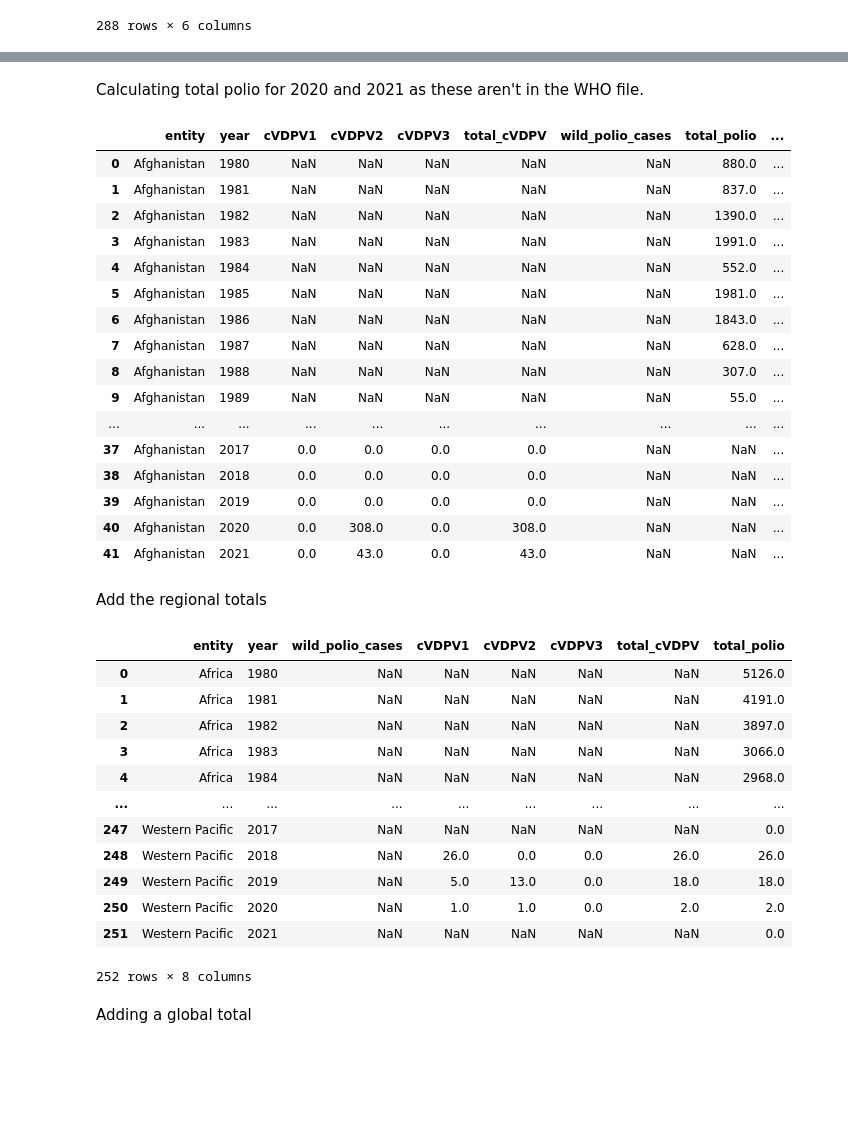
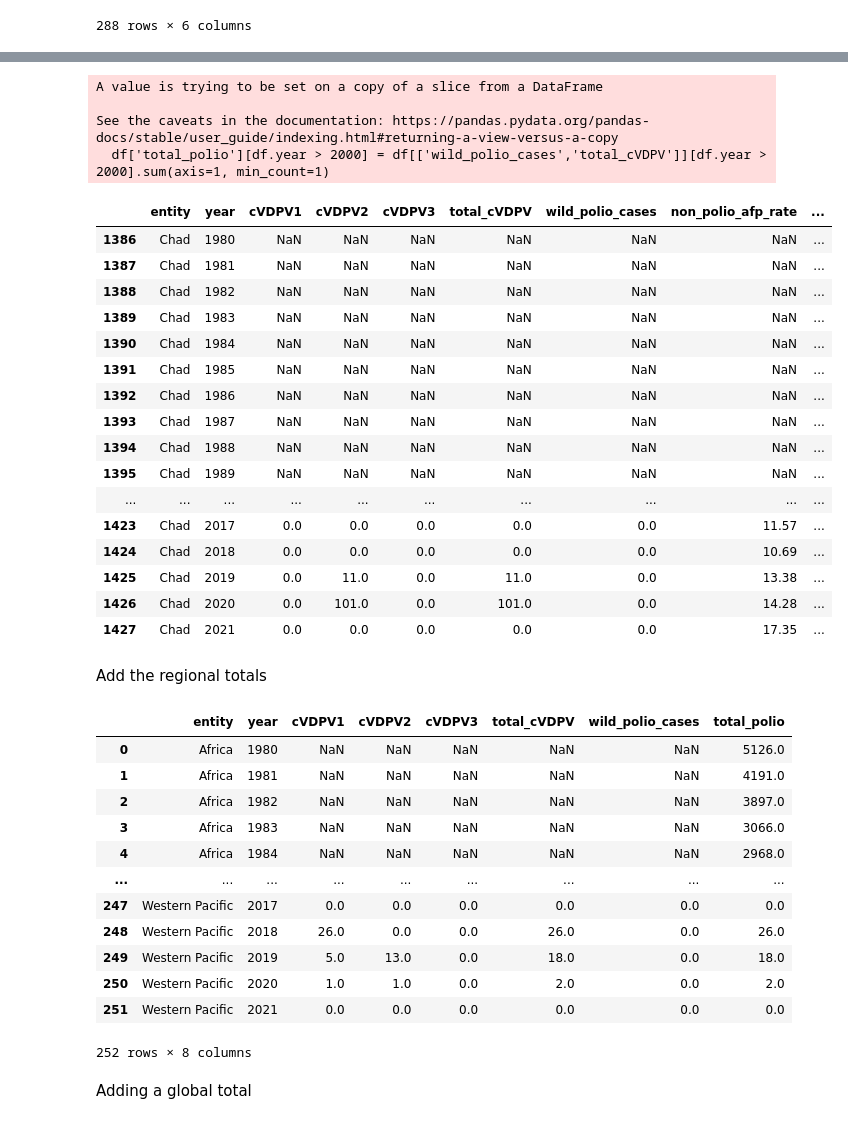
Before and after one commit to owid/notebooks, a Jupyter notebook: FionaSpooner/polio_cases/combine_polio_data.ipynb, the cells around one changed output, grey strips where cells are left out. Drawn from its saved outputs; the diff is of its cells as text; code cells hidden in the pictures; blank space fills up the shorter version.

```diff
--- a/FionaSpooner/polio_cases/combine_polio_data.ipynb
+++ b/FionaSpooner/polio_cases/combine_polio_data.ipynb
@@ -9,0 +11,7 @@ who_data['entity'] = standardise_countries(who_data['country_territory_region'])
+# %%
+who_ext_wild = who_data[['year','entity', 'wild_poliovirus_cases', 'non_polio_afp_rate','percent_adequate_stool_collection']]
+who_ext_wild = who_ext_wild[(who_ext_wild.year > 2000) & (who_ext_wild.year < current_year)]
+who_ext_wild = who_ext_wild[~who_ext_wild.entity.str.contains("_REGION")]
+#who_ext_wild['total_polio'] = who_ext_wild['wild_poliovirus_cases'] + who_ext_wild['c_vdpv_cases']
+who_ext_wild.rename(columns= {'wild_poliovirus_cases':'wild_polio_cases' }, inplace=True)
+who_ext_wild
@@ -10,8 +32,8 @@ who_data['entity'] = standardise_countries(who_data['country_territory_region'])
 # %%
-who_ext = who_data[['year','entity', 'wild_poliovirus_cases','c_vdpv_cases']]
-who_ext = who_ext[(who_ext.year > 2000) & (who_data.year < 2016)]
-who_ext = who_ext[~who_ext.entity.str.contains("_REGION")]
-who_ext['total_polio'] = who_ext['wild_poliovirus_cases'] + who_ext['c_vdpv_cases']
-who_ext.rename(columns= {'c_vdpv_cases':"total_cVDPV",'wild_poliovirus_cases':'wild_polio_cases' }, inplace=True)
-who_ext
+who_ext_vdpv = who_data[['year','entity', 'c_vdpv_cases']]
+who_ext_vdpv = who_ext_vdpv[(who_ext_vdpv.year > 2000) & (who_ext_vdpv.year < 2016)]
+who_ext_vdpv = who_ext_vdpv[~who_ext_vdpv.entity.str.contains("_REGION")]
+#who_ext_vdpv['total_polio'] = who_ext_vdpv['wild_poliovirus_cases'] + who_ext_vdpv['c_vdpv_cases']
+who_ext_vdpv.rename(columns= {'c_vdpv_cases':"total_cVDPV"}, inplace=True)
+who_ext_vdpv
 # %% [output]
@@ -133,5 +131,6 @@ vd_df
 288 rows × 6 columns
 # %%
 
-polio_df = vd_df.merge(who_both, on=['entity','year', 'total_cVDPV'], how='outer').merge(afp_stool_data, on=['entity','year'], how='outer')
-polio_df = polio_df.groupby(['year','entity'],as_index=False).first()
+polio_df = vd_df.merge(who_ext_vdpv, on=['entity','year', 'total_cVDPV'], how='outer').merge(who_ext_wild, on=['entity','year'], how='outer').merge(who_melt, on=['entity','year'], how='outer')
+#polio_df = polio_df.groupby(['year','entity'],as_index=False).first()
+polio_df.sort_values(by=['entity','year'])
@@ -146,46 +174,48 @@ df = df.reindex(mux, fill_value=np.nan).reset_index()
-# %% [markdown]
-Calculating total polio for 2020 and 2021 as these aren't in the WHO file.
 # %%
-#df['total_polio'][df.year >= 2016 ] = df['wild_polio_cases'][df.year >= 2016].fillna(0) + df['total_cVDPV'][df.year >= 2016].fillna(0)
-df[df.entity == 'Afghanistan']
+df['total_polio'][df.year > 2000] = df[['wild_polio_cases','total_cVDPV']][df.year > 2000].sum(axis=1, min_count=1)
+df[df.entity == 'Chad']
 # %% [output]
+A value is trying to be set on a copy of a slice from a DataFrame
+
+See the caveats in the documentation: https://pandas.pydata.org/pandas-docs/stable/user_guide/indexing.html#returning-a-view-versus-a-copy
+  df['total_polio'][df.year > 2000] = df[['wild_polio_cases','total_cVDPV']][df.year > 2000].sum(axis=1, min_count=1)
-|  | entity | year | cVDPV1 | cVDPV2 | cVDPV3 | total_cVDPV | wild_polio_cases | total_polio | ... |
-| 0 | Afghanistan | 1980 | NaN | NaN | NaN | NaN | NaN | 880.0 | ... |
-| 1 | Afghanistan | 1981 | NaN | NaN | NaN | NaN | NaN | 837.0 | ... |
-| 2 | Afghanistan | 1982 | NaN | NaN | NaN | NaN | NaN | 1390.0 | ... |
-| 3 | Afghanistan | 1983 | NaN | NaN | NaN | NaN | NaN | 1991.0 | ... |
-| 4 | Afghanistan | 1984 | NaN | NaN | NaN | NaN | NaN | 552.0 | ... |
-| 5 | Afghanistan | 1985 | NaN | NaN | NaN | NaN | NaN | 1981.0 | ... |
-| 6 | Afghanistan | 1986 | NaN | NaN | NaN | NaN | NaN | 1843.0 | ... |
-| 7 | Afghanistan | 1987 | NaN | NaN | NaN | NaN | NaN | 628.0 | ... |
-| 8 | Afghanistan | 1988 | NaN | NaN | NaN | NaN | NaN | 307.0 | ... |
-| 9 | Afghanistan | 1989 | NaN | NaN | NaN | NaN | NaN | 55.0 | ... |
+|  | entity | year | cVDPV1 | cVDPV2 | cVDPV3 | total_cVDPV | wild_polio_cases | non_polio_afp_rate | ... |
+| 1386 | Chad | 1980 | NaN | NaN | NaN | NaN | NaN | NaN | ... |
+| 1387 | Chad | 1981 | NaN | NaN | NaN | NaN | NaN | NaN | ... |
+| 1388 | Chad | 1982 | NaN | NaN | NaN | NaN | NaN | NaN | ... |
+| 1389 | Chad | 1983 | NaN | NaN | NaN | NaN | NaN | NaN | ... |
+| 1390 | Chad | 1984 | NaN | NaN | NaN | NaN | NaN | NaN | ... |
+| 1391 | Chad | 1985 | NaN | NaN | NaN | NaN | NaN | NaN | ... |
+| 1392 | Chad | 1986 | NaN | NaN | NaN | NaN | NaN | NaN | ... |
+| 1393 | Chad | 1987 | NaN | NaN | NaN | NaN | NaN | NaN | ... |
+| 1394 | Chad | 1988 | NaN | NaN | NaN | NaN | NaN | NaN | ... |
+| 1395 | Chad | 1989 | NaN | NaN | NaN | NaN | NaN | NaN | ... |
 | ... | ... | ... | ... | ... | ... | ... | ... | ... | ... |
-| 37 | Afghanistan | 2017 | 0.0 | 0.0 | 0.0 | 0.0 | NaN | NaN | ... |
-| 38 | Afghanistan | 2018 | 0.0 | 0.0 | 0.0 | 0.0 | NaN | NaN | ... |
-| 39 | Afghanistan | 2019 | 0.0 | 0.0 | 0.0 | 0.0 | NaN | NaN | ... |
-| 40 | Afghanistan | 2020 | 0.0 | 308.0 | 0.0 | 308.0 | NaN | NaN | ... |
-| 41 | Afghanistan | 2021 | 0.0 | 43.0 | 0.0 | 43.0 | NaN | NaN | ... |
+| 1423 | Chad | 2017 | 0.0 | 0.0 | 0.0 | 0.0 | 0.0 | 11.57 | ... |
+| 1424 | Chad | 2018 | 0.0 | 0.0 | 0.0 | 0.0 | 0.0 | 10.69 | ... |
+| 1425 | Chad | 2019 | 0.0 | 11.0 | 0.0 | 11.0 | 0.0 | 13.38 | ... |
+| 1426 | Chad | 2020 | 0.0 | 101.0 | 0.0 | 101.0 | 0.0 | 14.28 | ... |
+| 1427 | Chad | 2021 | 0.0 | 0.0 | 0.0 | 0.0 | 0.0 | 17.35 | ... |
 # %% [markdown]
 Add the regional totals
 # %%
-regional_total = regions.merge(df,on = 'entity').groupby(['WHO_REGION', 'year']).sum(min_count=1).reset_index()
+regional_total = regions.merge(df,on = 'entity').groupby(['WHO_REGION', 'year'])[['cVDPV1', 'cVDPV2', 'cVDPV3','total_cVDPV','wild_polio_cases','total_polio']].sum(min_count=1).reset_index()
 regional_total['WHO_REGION'].replace(['AFR', 'AMR', 'SEAR', 'EUR', 'EMR', 'WPR'], ['Africa', 'Americas', 'South-East Asia', 'Europe', 'Eastern Mediterranean', 'Western Pacific'], inplace = True)
 regional_total.rename(columns = {'WHO_REGION':'entity'}, inplace = True)
 regional_total
 # %% [output]
-|  | entity | year | wild_polio_cases | cVDPV1 | cVDPV2 | cVDPV3 | total_cVDPV | total_polio |
+|  | entity | year | cVDPV1 | cVDPV2 | cVDPV3 | total_cVDPV | wild_polio_cases | total_polio |
 | 0 | Africa | 1980 | NaN | NaN | NaN | NaN | NaN | 5126.0 |
 | 1 | Africa | 1981 | NaN | NaN | NaN | NaN | NaN | 4191.0 |
 | 2 | Africa | 1982 | NaN | NaN | NaN | NaN | NaN | 3897.0 |
 | 3 | Africa | 1983 | NaN | NaN | NaN | NaN | NaN | 3066.0 |
 | 4 | Africa | 1984 | NaN | NaN | NaN | NaN | NaN | 2968.0 |
 | ... | ... | ... | ... | ... | ... | ... | ... | ... |
-| 247 | Western Pacific | 2017 | NaN | NaN | NaN | NaN | NaN | 0.0 |
-| 248 | Western Pacific | 2018 | NaN | 26.0 | 0.0 | 0.0 | 26.0 | 26.0 |
-| 249 | Western Pacific | 2019 | NaN | 5.0 | 13.0 | 0.0 | 18.0 | 18.0 |
-| 250 | Western Pacific | 2020 | NaN | 1.0 | 1.0 | 0.0 | 2.0 | 2.0 |
-| 251 | Western Pacific | 2021 | NaN | NaN | NaN | NaN | NaN | 0.0 |
+| 247 | Western Pacific | 2017 | 0.0 | 0.0 | 0.0 | 0.0 | 0.0 | 0.0 |
+| 248 | Western Pacific | 2018 | 26.0 | 0.0 | 0.0 | 26.0 | 0.0 | 26.0 |
+| 249 | Western Pacific | 2019 | 5.0 | 13.0 | 0.0 | 18.0 | 0.0 | 18.0 |
+| 250 | Western Pacific | 2020 | 1.0 | 1.0 | 0.0 | 2.0 | 0.0 | 2.0 |
+| 251 | Western Pacific | 2021 | 0.0 | 0.0 | 0.0 | 0.0 | 0.0 | 0.0 |
 252 rows × 8 columns
 # %% [markdown]
 Adding a global total
```
Also changed, not shown: parts of 16 cells of this notebook.
